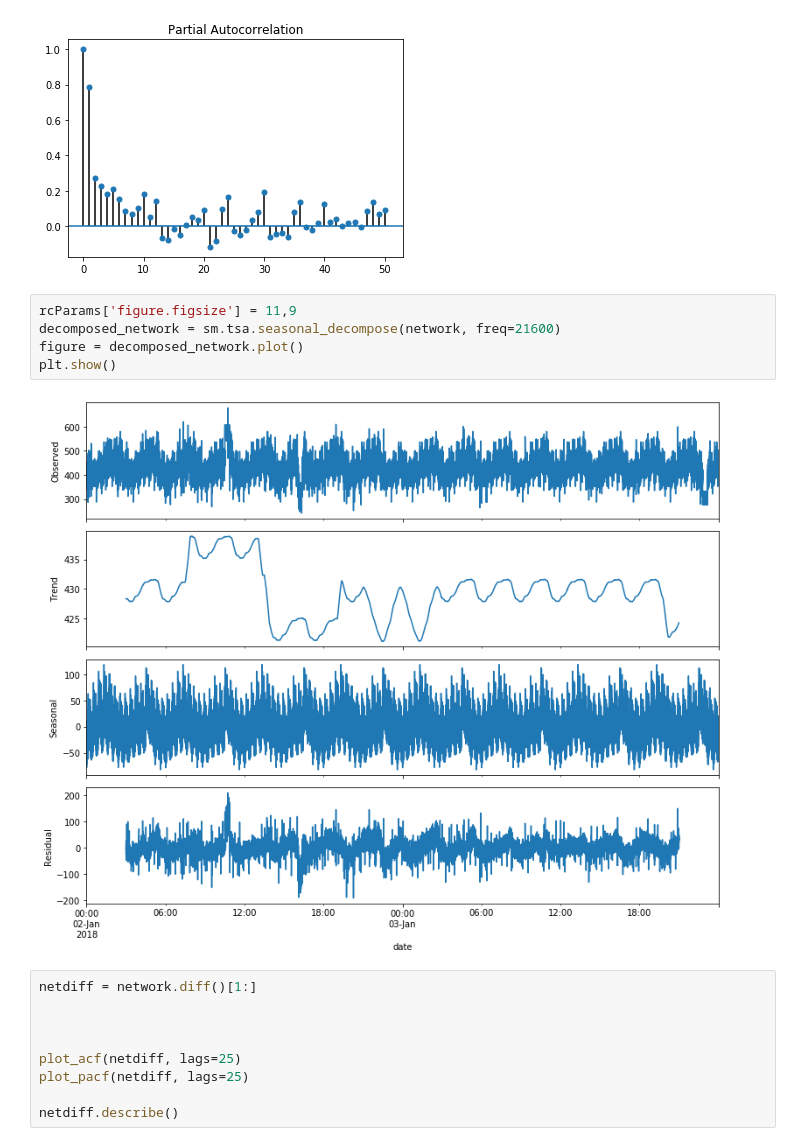
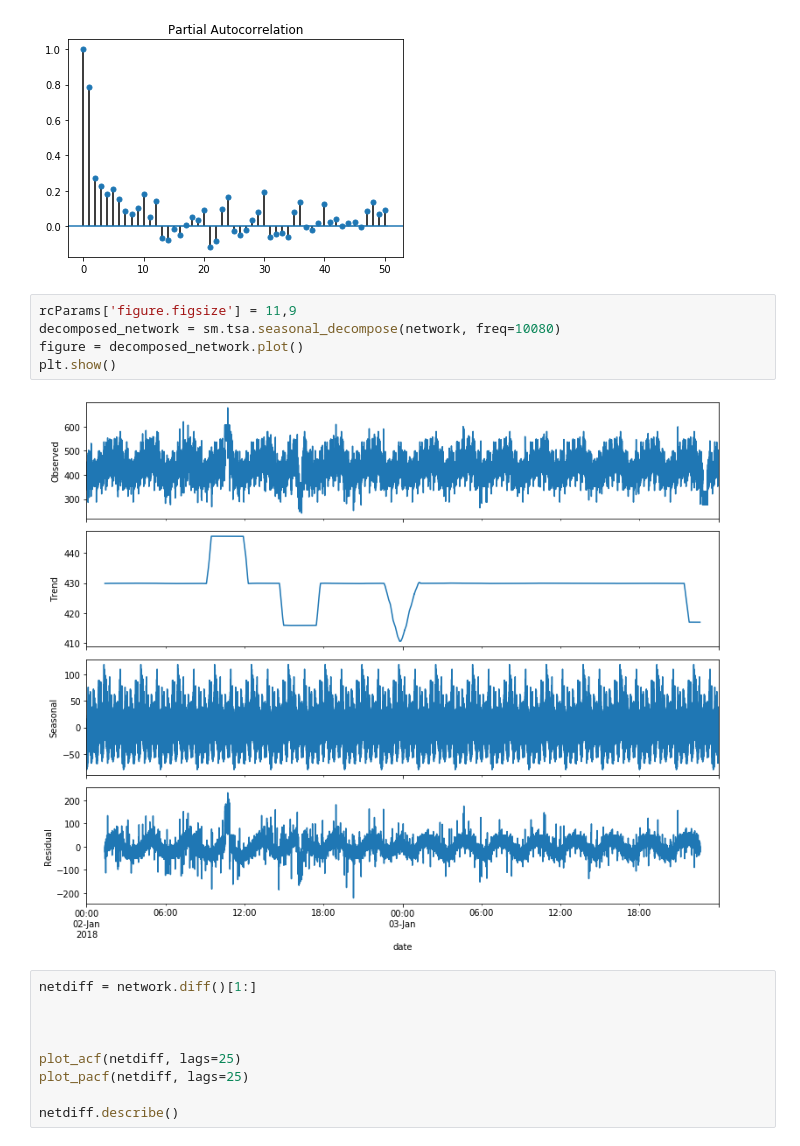
Before and after one commit to nywoo-o/Statistics, a Jupyter notebook: real_time_mtr_arima.ipynb, the cells around one changed output. Saved outputs shown, nothing was run; the diff lists cells and outputs as text.

```diff
--- a/real_time_mtr_arima.ipynb
+++ b/real_time_mtr_arima.ipynb
@@ -48,11 +56,11 @@ plot_pacf(network, lags=50)
 [figure]
 # %%
 rcParams['figure.figsize'] = 11,9
-decomposed_network = sm.tsa.seasonal_decompose(network, freq=21600)
+decomposed_network = sm.tsa.seasonal_decompose(network, freq=10080)
 figure = decomposed_network.plot()
 plt.show()
 # %% [output]
-[figure, old version]
+[figure, new version]
 # %%
 netdiff = network.diff()[1:]
 
```
Also changed, not shown: parts of 34 cells of this notebook.
